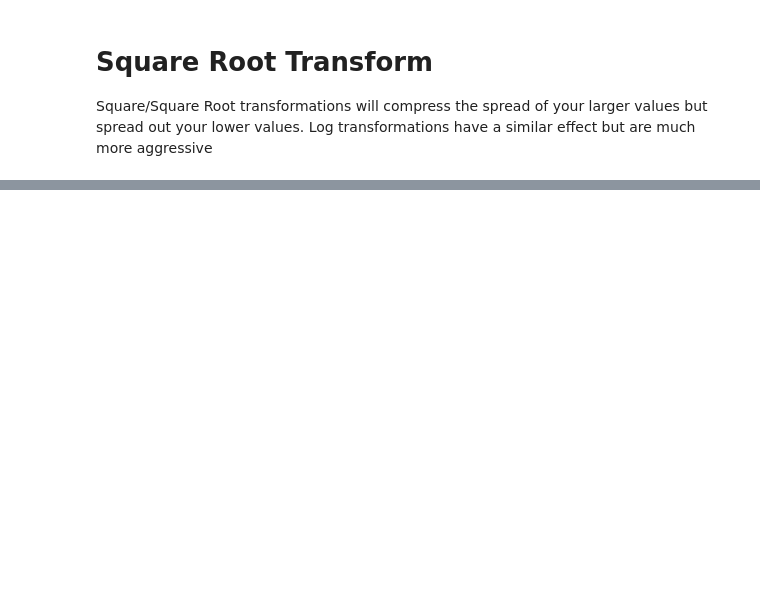
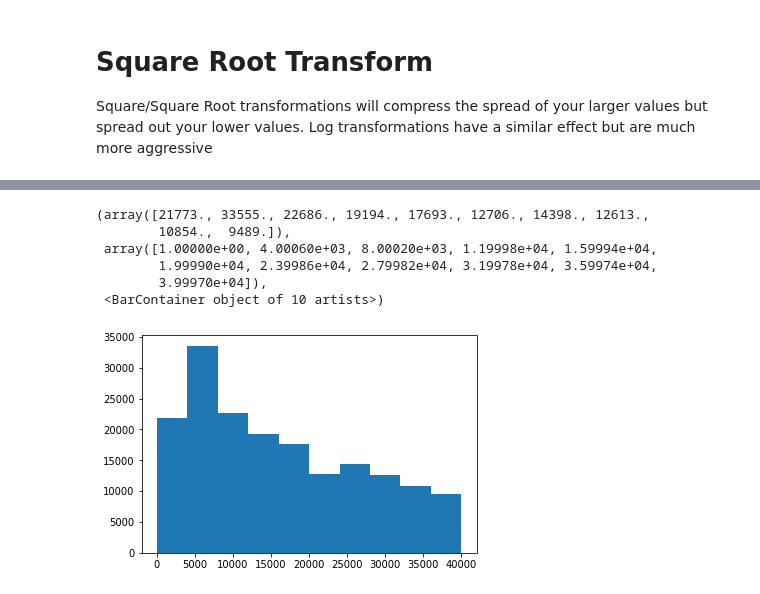
Before and after one commit to PlayingNumbers/ML_Process_Course, a Jupyter notebook: 7_feature_engineering/7_2_scaling/feature-scaling.ipynb, the cells around one changed output, grey strips where cells are left out. Drawn from its saved outputs; the diff is of its cells as text; code cells hidden in the pictures; blank space fills up the shorter version.

Commit message:
update feature scaling notebook

```diff
--- a/7_feature_engineering/7_2_scaling/feature-scaling.ipynb
+++ b/7_feature_engineering/7_2_scaling/feature-scaling.ipynb
@@ -280,0 +403,24 @@ X_train.min()
+# %%
+## Redo the pipeline for this example
+from sklearn.model_selection import train_test_split
+
+## Clip Outliers
+df_example = df_example[df_example['price'] < np.percentile(df_example['price'], 95)]
+
+## Remove prices that are 0 to make notebook work
+df_example = df_example[df_example['price'] > 0].copy()
+
+X = df_example.drop('price',axis =1 )
+y = df_example[['price']]
+
+X_train, X_test, y_train, y_test = train_test_split(X, y, test_size=0.2, random_state=42)
+# %%
+plt.hist(y_train['price'])
+# %% [output]
+(array([21773., 33555., 22686., 19194., 17693., 12706., 14398., 12613.,
+        10854.,  9489.]),
+ array([1.00000e+00, 4.00060e+03, 8.00020e+03, 1.19998e+04, 1.59994e+04,
+        1.99990e+04, 2.39986e+04, 2.79982e+04, 3.19978e+04, 3.59974e+04,
+        3.99970e+04]),
+ <BarContainer object of 10 artists>)
+[figure, added]
```
Also changed, not shown: parts of 38 cells of this notebook.
